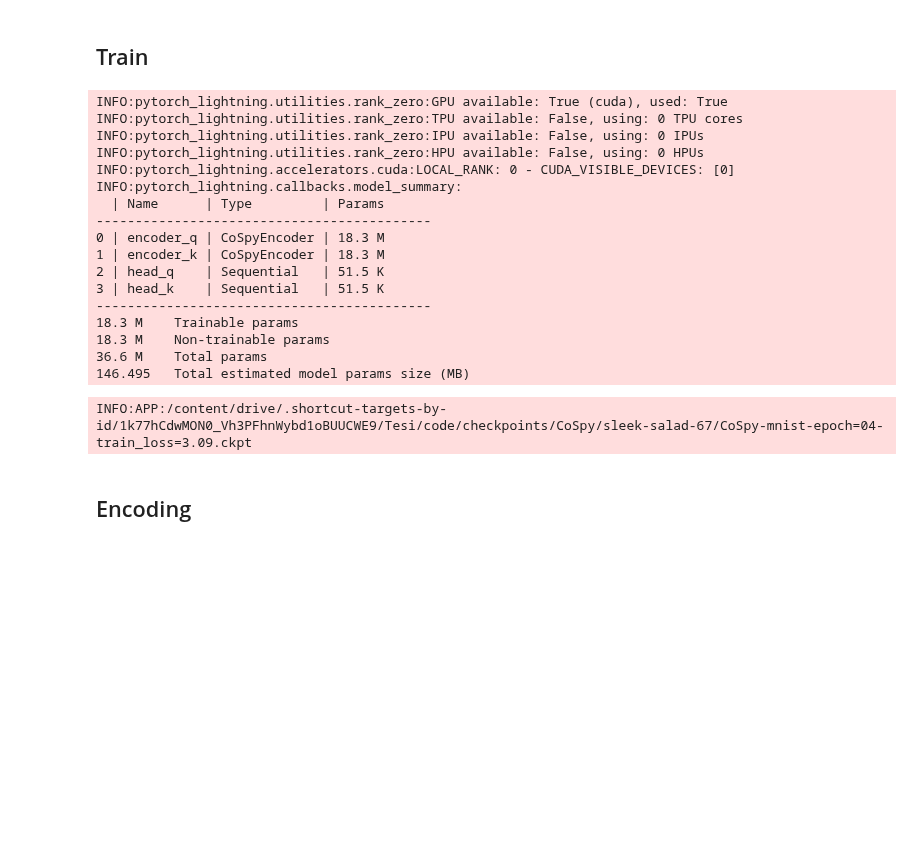
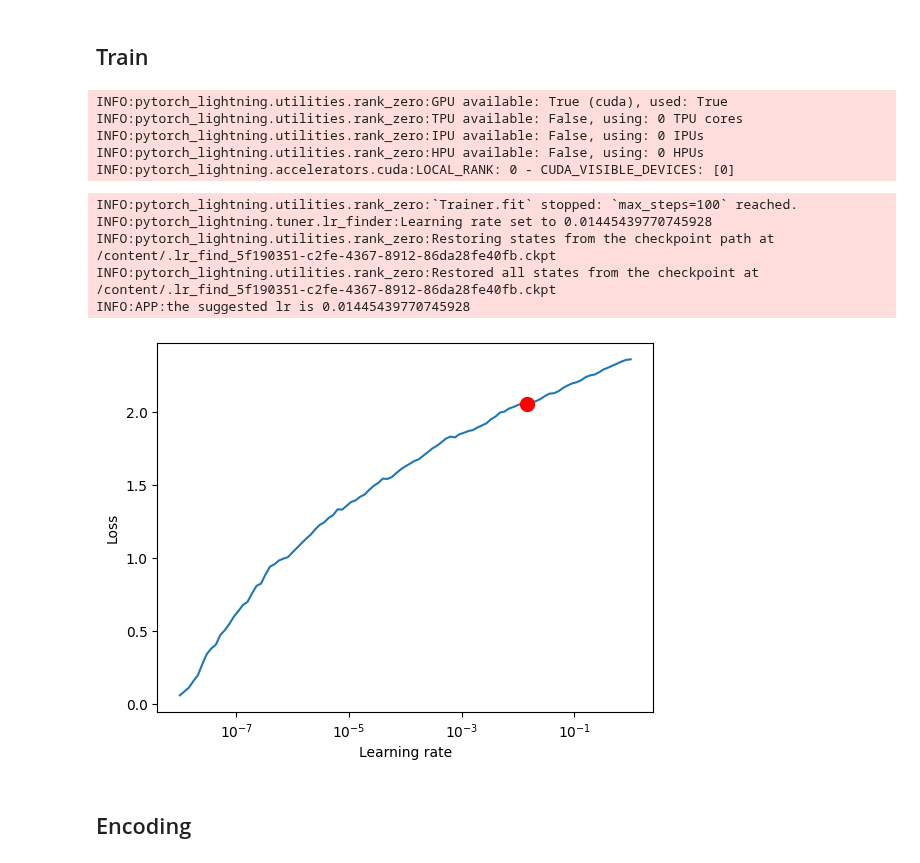
Before and after one commit to whoami-Lory271/SLinear-Time-Series-Forecasting, a Jupyter notebook: thesis.ipynb, the cells around one changed output. Cells and saved outputs as stored; diff of their text form; code cells hidden in the pictures; blank space fills up the shorter version.

Commit message:
fix lr finder problem

```diff
--- a/thesis.ipynb
+++ b/thesis.ipynb
@@ -177,7 +178,7 @@ DEVICE = torch.device('cpu') if not torch.cuda.is_available() else torch.device(
 DATASET = ELECTRICITY
 
 # Train
-BATCH_SIZE = 128
+BATCH_SIZE = 4
 EPOCHS = None
 ITERS = None
 L = 201
@@ -200,7 +201,8 @@ LOAD_ENCODE = False
 
 # training techniques
 
-GRADIENT_CLIPPING = None# None is default, 0.5 is by norm
+GRADIENT_CLIPPING = None # None is default, 0.5 is by norm
+FIND_LR = True
 
 # wandb
 
@@ -1501,6 +1495,9 @@ class CoSpyModel(pl.LightningModule):
         # cosine annelling is a wrapper for SGD
         # cosine_anneling = torch.optim.lr_scheduler.CosineAnnealingLR(optimizer = optimizer, T_max = 100)
         return optimizer
+
+    def train_dataloader(self):
+        return self.train_dataloader
 
     @torch.no_grad()
     def _momentum_update_key_encoder(self):
@@ -1696,7 +1693,7 @@ def train(batch_size, datamodule, model, model_name, max_epochs = None, max_step
           check_val_every_n_epoch = 5, gradient_clip_val=0, resume_training = True, load_model = False,
           enable_checkpoint = True, monitor_metric = "val_loss", checkpoint_dir = None,
           log_flag = False, logs_dir = None,
-          early_stopping = True, deterministic = False, profiler = None):
+          early_stopping = True, deterministic = False, profiler = None, find_lr = False):
 
     # check monitor metric
     assert monitor_metric in ["train_loss", "vall_loss"], "metric to monitor is invalid"
@@ -1727,6 +1724,20 @@ def train(batch_size, datamodule, model, model_name, max_epochs = None, max_step
                          check_val_every_n_epoch = check_val_every_n_epoch, gradient_clip_val=gradient_clip_val,## remove
                          deterministic = deterministic, profiler = profiler)
 
+    if find_lr:
+        model.train_dataloader
+        tuner = Tuner(trainer)
+        # Run learning rate finder
+        lr_finder = tuner.lr_find(model, datamodule = datamodule, early_stop_threshold=None)
+
+        # Plot with
+        fig = lr_finder.plot(suggest=True)
+        fig.show()
+        # Pick point based on plot, or get suggestion
+        new_lr = lr_finder.suggestion()
+        log.info(f"the suggested lr is {new_lr}")
+        return trainer
+
     ckpt_path = None
     if resume_training:
         ckpt_path = checkpoint_dir + "/last.ckpt"
@@ -1738,28 +1749,21 @@ def train(batch_size, datamodule, model, model_name, max_epochs = None, max_step
 # %%
 if TRAIN:
     trainer = train(BATCH_SIZE, datamodule, model, CoSpy, max_epochs = EPOCHS, max_steps = ITERS, check_val_every_n_epoch = None, load_model = LOAD_MODEL,
                     gradient_clip_val=GRADIENT_CLIPPING,
         resume_training = RESUME_TRAINING, monitor_metric = "train_loss", checkpoint_dir = CHECKPOINT_FOLDER,
-        logs_dir = LOGS_FOLDER, early_stopping = False, deterministic = DETERMINISTIC)
+        logs_dir = LOGS_FOLDER, early_stopping = False, deterministic = DETERMINISTIC, find_lr = FIND_LR)
 # %% [output]
 INFO:pytorch_lightning.utilities.rank_zero:GPU available: True (cuda), used: True
 INFO:pytorch_lightning.utilities.rank_zero:TPU available: False, using: 0 TPU cores
 INFO:pytorch_lightning.utilities.rank_zero:IPU available: False, using: 0 IPUs
 INFO:pytorch_lightning.utilities.rank_zero:HPU available: False, using: 0 HPUs
 INFO:pytorch_lightning.accelerators.cuda:LOCAL_RANK: 0 - CUDA_VISIBLE_DEVICES: [0]
-INFO:pytorch_lightning.callbacks.model_summary:
-  | Name      | Type         | Params
--------------------------------------------
-0 | encoder_q | CoSpyEncoder | 18.3 M
-1 | encoder_k | CoSpyEncoder | 18.3 M
-2 | head_q    | Sequential   | 51.5 K
-3 | head_k    | Sequential   | 51.5 K
--------------------------------------------
-18.3 M    Trainable params
-18.3 M    Non-trainable params
-36.6 M    Total params
-146.495   Total estimated model params size (MB)
-INFO:APP:/content/drive/.shortcut-targets-by-id/1k77hCdwMON0_Vh3PFhnWybd1oBUUCWE9/Tesi/code/checkpoints/CoSpy/sleek-salad-67/CoSpy-mnist-epoch=04-train_loss=3.09.ckpt
+INFO:pytorch_lightning.utilities.rank_zero:`Trainer.fit` stopped: `max_steps=100` reached.
+INFO:pytorch_lightning.tuner.lr_finder:Learning rate set to 0.01445439770745928
+INFO:pytorch_lightning.utilities.rank_zero:Restoring states from the checkpoint path at /content/.lr_find_5f190351-c2fe-4367-8912-86da28fe40fb.ckpt
+INFO:pytorch_lightning.utilities.rank_zero:Restored all states from the checkpoint at /content/.lr_find_5f190351-c2fe-4367-8912-86da28fe40fb.ckpt
+INFO:APP:the suggested lr is 0.01445439770745928
+[figure, added]
 # %% [markdown]
 ##  Encoding
 # %%
```
Also changed, not shown: parts of 4 cells of this notebook.
